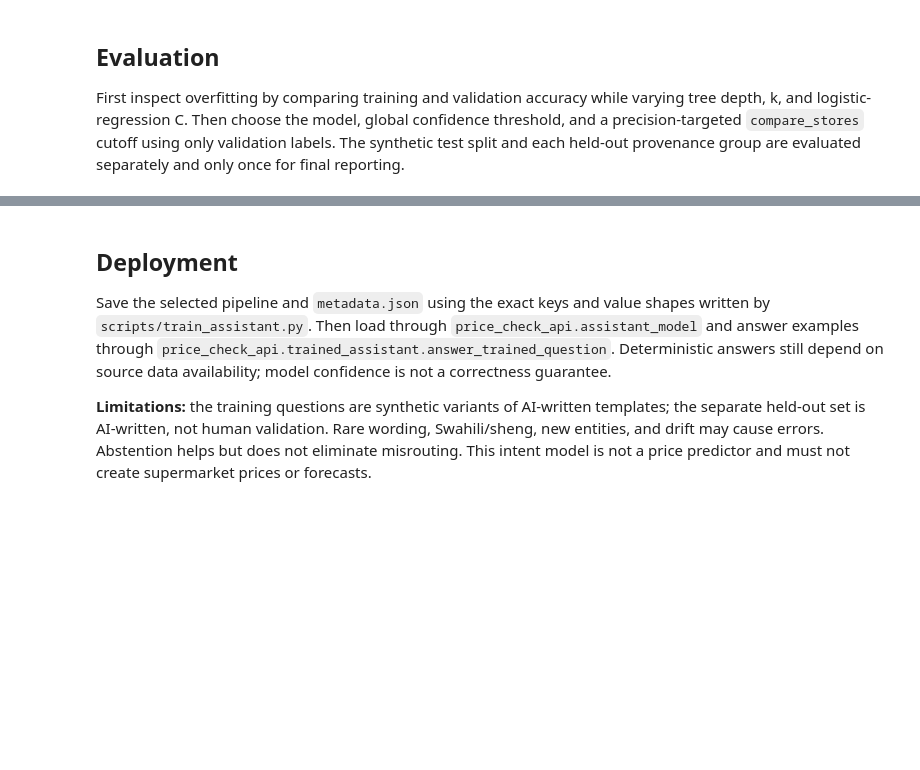
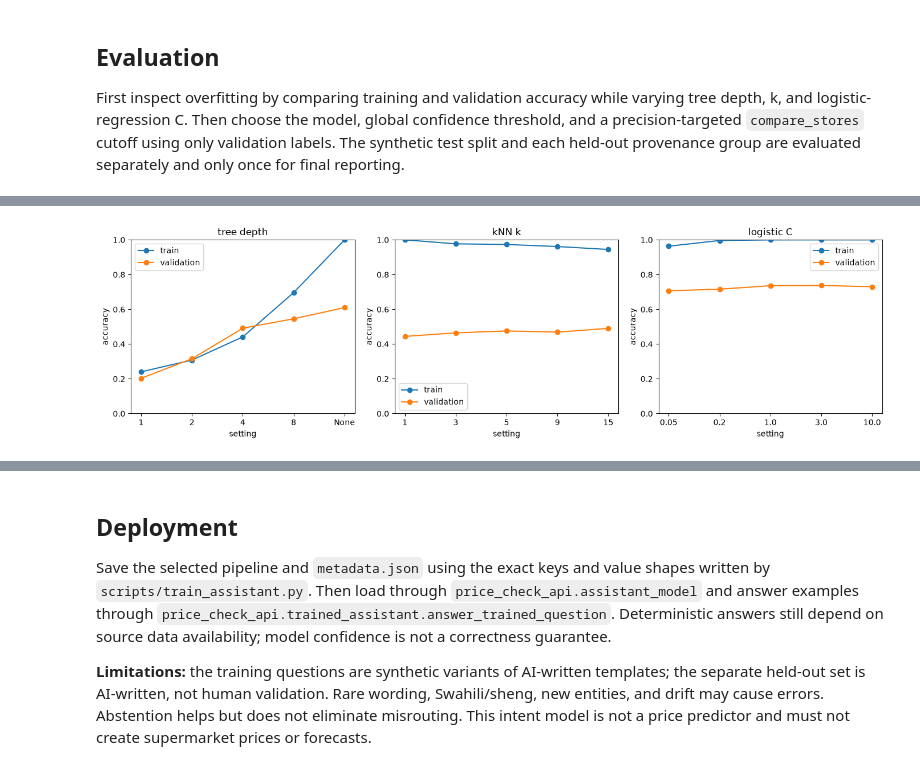
Before and after one commit to lynnshylynn-code/price-check-ke, a Jupyter notebook: notebooks/assistant_intent_crisp_dm.ipynb, the cells around one changed output, grey strips where cells are left out. Drawn from its saved outputs; the diff is of its cells as text; code cells hidden in the pictures; blank space fills up the shorter version.

Commit message:
feat: improve weak intent routing

```diff
--- a/notebooks/assistant_intent_crisp_dm.ipynb
+++ b/notebooks/assistant_intent_crisp_dm.ipynb
@@ -385,0 +270,96 @@ Human-written held-out set: not present; no human metrics reported.
+# %%
+from sklearn.metrics import confusion_matrix, precision_recall_fscore_support
+
+overfit_rows = []
+for depth in [1, 2, 4, 8, None]:
+    model = Pipeline([("features", feature_union()), ("classifier", DecisionTreeClassifier(max_depth=depth, random_state=42))]).fit(x_train, y_train)
+    overfit_rows.append({"family": "tree depth", "setting": str(depth), "train_accuracy": accuracy_score(y_train, model.predict(x_train)), "validation_accuracy": accuracy_score(y_validation, model.predict(x_validation))})
+for k in [1, 3, 5, 9, 15]:
+    model = Pipeline([("features", feature_union()), ("classifier", KNeighborsClassifier(n_neighbors=k, metric="cosine", algorithm="brute"))]).fit(x_train, y_train)
+    overfit_rows.append({"family": "kNN k", "setting": str(k), "train_accuracy": accuracy_score(y_train, model.predict(x_train)), "validation_accuracy": accuracy_score(y_validation, model.predict(x_validation))})
+for c_value in [0.05, 0.2, 1.0, 3.0, 10.0]:
+    model = Pipeline([("features", feature_union()), ("classifier", LogisticRegression(C=c_value, max_iter=1500, random_state=42))]).fit(x_train, y_train)
+    overfit_rows.append({"family": "logistic C", "setting": str(c_value), "train_accuracy": accuracy_score(y_train, model.predict(x_train)), "validation_accuracy": accuracy_score(y_validation, model.predict(x_validation))})
+overfit_df = pd.DataFrame(overfit_rows)
+fig, axes = plt.subplots(1, 3, figsize=(14, 4))
+for axis, family in zip(axes, ["tree depth", "kNN k", "logistic C"]):
+    part = overfit_df[overfit_df.family.eq(family)]
+    axis.plot(part.setting, part.train_accuracy, marker="o", label="train")
+    axis.plot(part.setting, part.validation_accuracy, marker="o", label="validation")
+    axis.set(title=family, xlabel="setting", ylabel="accuracy", ylim=(0, 1)); axis.legend()
+plt.tight_layout(); plt.show()
+
+validation_scores = {}
+cli_candidate_names = candidates().keys()
+for name in cli_candidate_names:
+    model = fitted[name]
+    classes, probs = probabilities(model, x_validation)
+    threshold, threshold_metrics = choose_threshold(y_validation, classes, probs)
+    validation_scores[name] = {"model": model, "threshold": threshold, "metrics": threshold_metrics, "validation_macro_f1": threshold_metrics["macro_f1_with_abstentions"]}
+chosen_name = max(validation_scores, key=lambda name: (validation_scores[name]["validation_macro_f1"], validation_scores[name]["metrics"]["accepted_accuracy"], validation_scores[name]["metrics"]["coverage"]))
+chosen_model = validation_scores[chosen_name]["model"]
+threshold = validation_scores[chosen_name]["threshold"]
+chosen_classes, chosen_probabilities = probabilities(chosen_model, x_validation)
+compare_threshold, compare_threshold_metrics = choose_intent_threshold(
+    y_validation, chosen_classes, chosen_probabilities, threshold,
+    "compare_stores", COMPARE_STORES_MIN_PRECISION,
+)
+intent_thresholds = {"compare_stores": compare_threshold} if compare_threshold > threshold else {}
+intent_threshold_selection = {
+    "intent": "compare_stores",
+    "minimum_precision": COMPARE_STORES_MIN_PRECISION,
+    "validation_metrics": compare_threshold_metrics,
+}
+display(pd.DataFrame([{"model": name, "validation_macro_f1": row["validation_macro_f1"], "threshold": row["threshold"], **row["metrics"]} for name, row in validation_scores.items()]).sort_values(["validation_macro_f1", "accepted_accuracy", "coverage"], ascending=False))
+print("Selected by validation macro-F1:", chosen_name, "| confidence threshold selected by accepted accuracy and coverage:", threshold)
+print("Validation-selected compare_stores threshold:", compare_threshold, "| precision:", compare_threshold_metrics["precision"], "| recall:", compare_threshold_metrics["recall"])
+
+val_classes, val_probs = probabilities(chosen_model, x_validation)
+confidence = val_probs.max(axis=1)
+threshold_grid = np.unique(np.r_[0.0, confidence])
+coverage_accuracy = []
+for cutoff in threshold_grid:
+    accepted = confidence >= cutoff
+    pred = val_classes[val_probs.argmax(axis=1)][accepted]
+    coverage_accuracy.append({"threshold": cutoff, "coverage": float(accepted.mean()), "accepted_accuracy": float((pred == np.asarray(y_validation)[accepted]).mean()) if accepted.any() else np.nan})
+coverage_df = pd.DataFrame(coverage_accuracy)
+fig, axis = plt.subplots(figsize=(7, 4))
+axis.plot(coverage_df.coverage, coverage_df.accepted_accuracy, marker=".")
+axis.axvline(MIN_VALIDATION_COVERAGE, linestyle="--", label="minimum allowed validation coverage")
+axis.set(title="Validation coverage versus accepted accuracy", xlabel="Coverage", ylabel="Accuracy on accepted questions", ylim=(0, 1)); axis.legend(); plt.tight_layout(); plt.show()
+
+def report_metrics(name, rows, cutoff):
+    with contextlib.redirect_stdout(io.StringIO()):
+        return evaluate(name, chosen_model, rows, cutoff, intent_thresholds)
+
+synthetic_test_rows = test_df.drop(columns=["question_chars", "question_words"], errors="ignore").astype(str).to_dict("records")
+synthetic_metrics = report_metrics("Synthetic test split", synthetic_test_rows, threshold)
+def show_evaluation(name, metrics):
+    print(name, "rows:", metrics["rows"], "accuracy:", metrics["accuracy"], "macro-F1:", metrics["macro_f1"], "coverage:", metrics["coverage"])
+    labels = metrics["confusion_labels"]
+    display(pd.DataFrame(metrics["per_intent"]).T)
+    fig, axis = plt.subplots(figsize=(8, 6))
+    matrix = np.asarray(metrics["confusion_matrix"])
+    image = axis.imshow(matrix, cmap="Blues"); axis.set_xticks(range(len(labels)), labels, rotation=60, ha="right"); axis.set_yticks(range(len(labels)), labels)
+    axis.set(xlabel="Predicted", ylabel="Actual", title=name + " confusion matrix"); fig.colorbar(image, ax=axis); plt.tight_layout(); plt.show()
+show_evaluation("Synthetic test split (synthetic generated questions)", synthetic_metrics)
+
+heldout_path = DATA_DIR / "heldout_test_questions.csv"
+heldout_df = pd.read_csv(heldout_path, dtype=str).fillna("")
+heldout_metrics = {}
+for source, group in heldout_by_source(heldout_df.to_dict("records")).items():
+    rows = [{**row, "intent": row["expected_intent"]} for row in group]
+    metrics = report_metrics(f"Held-out ({source})", rows, threshold)
+    heldout_metrics[source] = metrics
+    show_evaluation(f"Held-out {source} provenance", metrics)
+human_path = DATA_DIR / "human_test_questions.csv"
+human_metrics = None
+if human_path.is_file():
+    human_df = pd.read_csv(human_path, dtype=str).fillna("")
+    label_col = "expected_intent" if "expected_intent" in human_df else "intent"
+    human_rows = [{**row, "expected_intent": row[label_col], "intent": row[label_col], "source": "human_written"} for row in human_df.to_dict("records")]
+    human_metrics = report_metrics("Human-written held-out set", human_rows, threshold)
+    show_evaluation("Human-written held-out provenance", human_metrics)
+else:
+    print("Human-written held-out set: not present; no human metrics reported.")
+# %% [output]
@@ -385,0 +383 @@ Human-written held-out set: not present; no human metrics reported.
+[figure, added]
```
Also changed, not shown: parts of 9 cells of this notebook, 15 other files.
